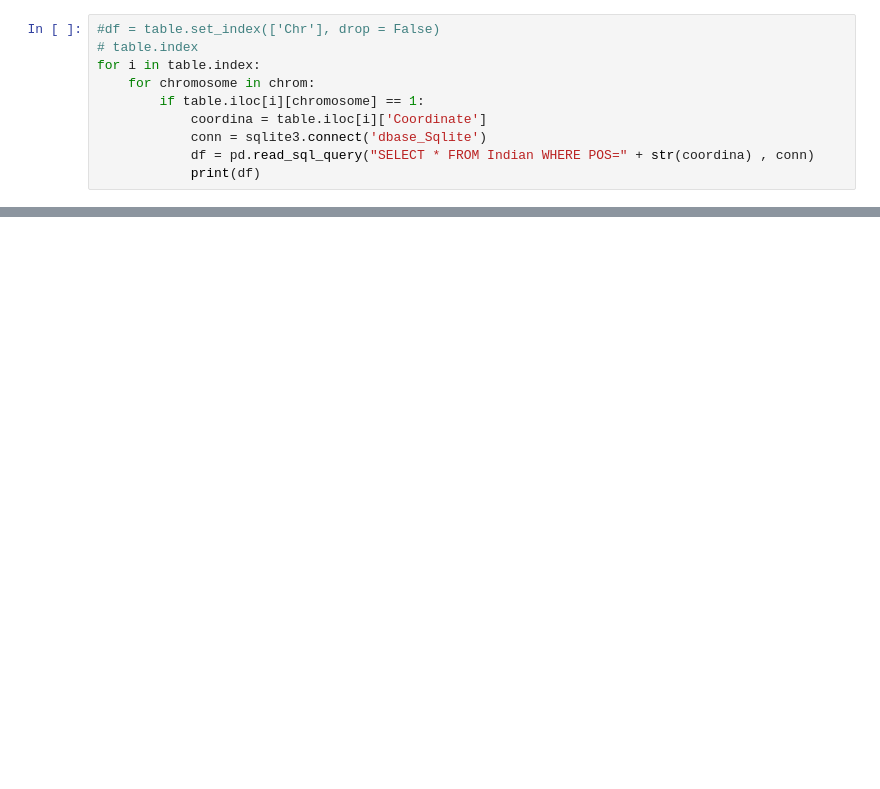
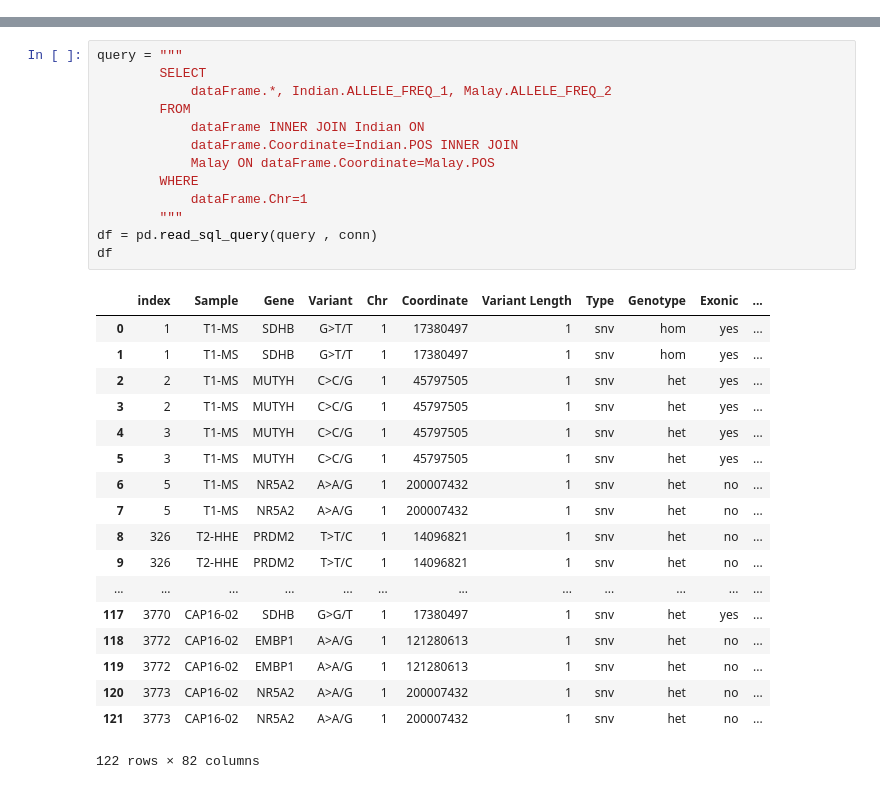
Before and after one commit to hkailee/GenoSpark, a Jupyter notebook: query.ipynb, the cells around one changed output, grey strips where cells are left out. Cells and saved outputs as stored; diff of their text form; blank space fills up the shorter version.

```diff
--- a/query.ipynb
+++ b/query.ipynb
@@ -27,10 +11,0 @@ Index(['Sample', 'Gene', 'Variant', 'Chr', 'Coordinate', 'Variant Length',
-# %%
-#df = table.set_index(['Chr'], drop = False)
-# table.index
-for i in table.index:
-    for chromosome in chrom:
-        if table.iloc[i][chromosome] == 1:
-            coordina = table.iloc[i]['Coordinate']
-            conn = sqlite3.connect('dbase_Sqlite')
-            df = pd.read_sql_query("SELECT * FROM Indian WHERE POS=" + str(coordina) , conn)
-            print(df)
@@ -36,0 +33,32 @@ for i in table.index:
+# %%
+query = """
+        SELECT
+            dataFrame.*, Indian.ALLELE_FREQ_1, Malay.ALLELE_FREQ_2
+        FROM
+            dataFrame INNER JOIN Indian ON
+            dataFrame.Coordinate=Indian.POS INNER JOIN
+            Malay ON dataFrame.Coordinate=Malay.POS
+        WHERE
+            dataFrame.Chr=1
+        """
+df = pd.read_sql_query(query , conn)
+df
+# %% [output]
+|  | index | Sample | Gene | Variant | Chr | Coordinate | Variant Length | Type | Genotype | Exonic | ... |
+| 0 | 1 | T1-MS | SDHB | G>T/T | 1 | 17380497 | 1 | snv | hom | yes | ... |
+| 1 | 1 | T1-MS | SDHB | G>T/T | 1 | 17380497 | 1 | snv | hom | yes | ... |
+| 2 | 2 | T1-MS | MUTYH | C>C/G | 1 | 45797505 | 1 | snv | het | yes | ... |
+| 3 | 2 | T1-MS | MUTYH | C>C/G | 1 | 45797505 | 1 | snv | het | yes | ... |
+| 4 | 3 | T1-MS | MUTYH | C>C/G | 1 | 45797505 | 1 | snv | het | yes | ... |
+| 5 | 3 | T1-MS | MUTYH | C>C/G | 1 | 45797505 | 1 | snv | het | yes | ... |
+| 6 | 5 | T1-MS | NR5A2 | A>A/G | 1 | 200007432 | 1 | snv | het | no | ... |
+| 7 | 5 | T1-MS | NR5A2 | A>A/G | 1 | 200007432 | 1 | snv | het | no | ... |
+| 8 | 326 | T2-HHE | PRDM2 | T>T/C | 1 | 14096821 | 1 | snv | het | no | ... |
+| 9 | 326 | T2-HHE | PRDM2 | T>T/C | 1 | 14096821 | 1 | snv | het | no | ... |
+| ... | ... | ... | ... | ... | ... | ... | ... | ... | ... | ... | ... |
+| 117 | 3770 | CAP16-02 | SDHB | G>G/T | 1 | 17380497 | 1 | snv | het | yes | ... |
+| 118 | 3772 | CAP16-02 | EMBP1 | A>A/G | 1 | 121280613 | 1 | snv | het | no | ... |
+| 119 | 3772 | CAP16-02 | EMBP1 | A>A/G | 1 | 121280613 | 1 | snv | het | no | ... |
+| 120 | 3773 | CAP16-02 | NR5A2 | A>A/G | 1 | 200007432 | 1 | snv | het | no | ... |
+| 121 | 3773 | CAP16-02 | NR5A2 | A>A/G | 1 | 200007432 | 1 | snv | het | no | ... |
+122 rows × 82 columns
```
Also changed, not shown: parts of 3 cells of this notebook, 2 other files.
